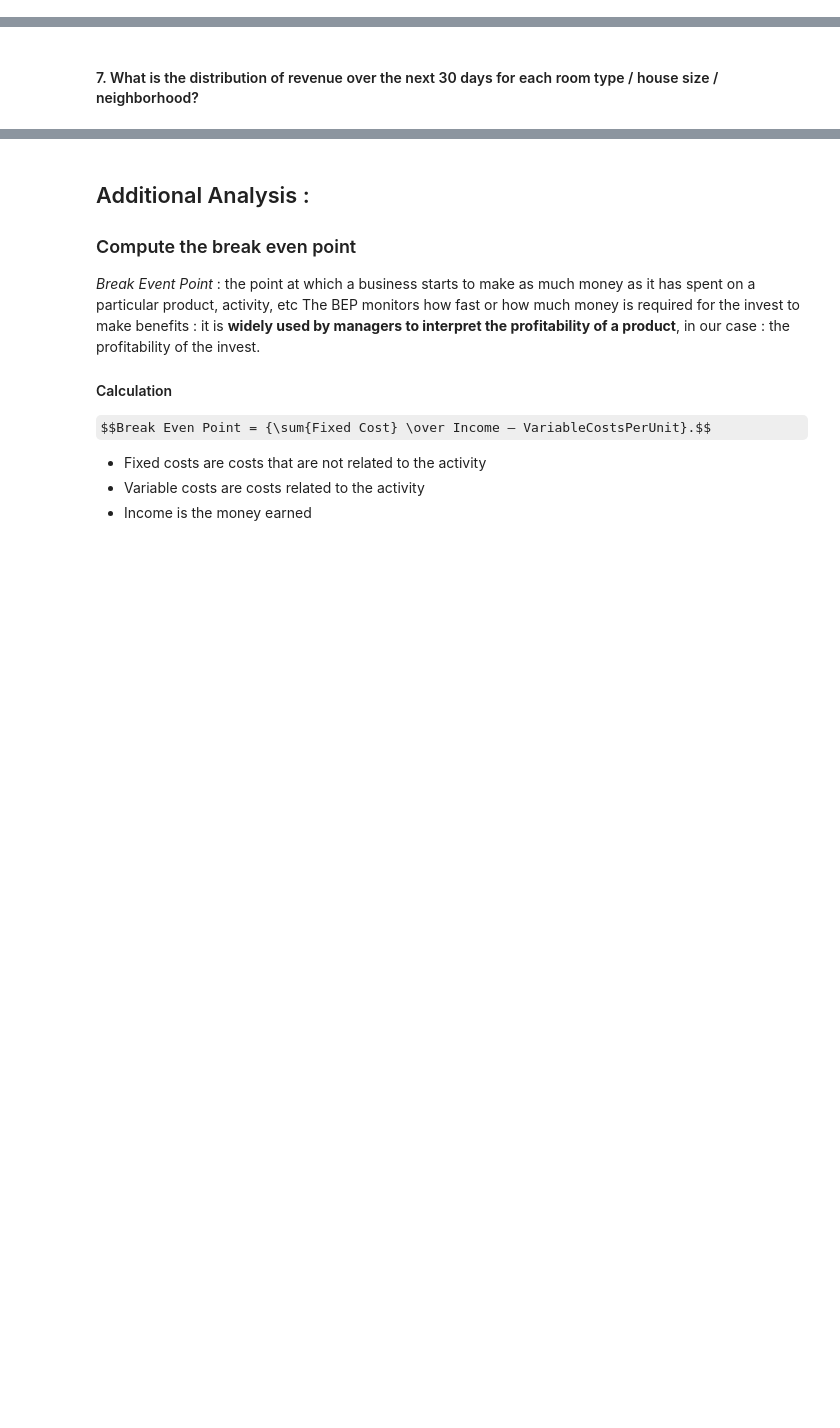
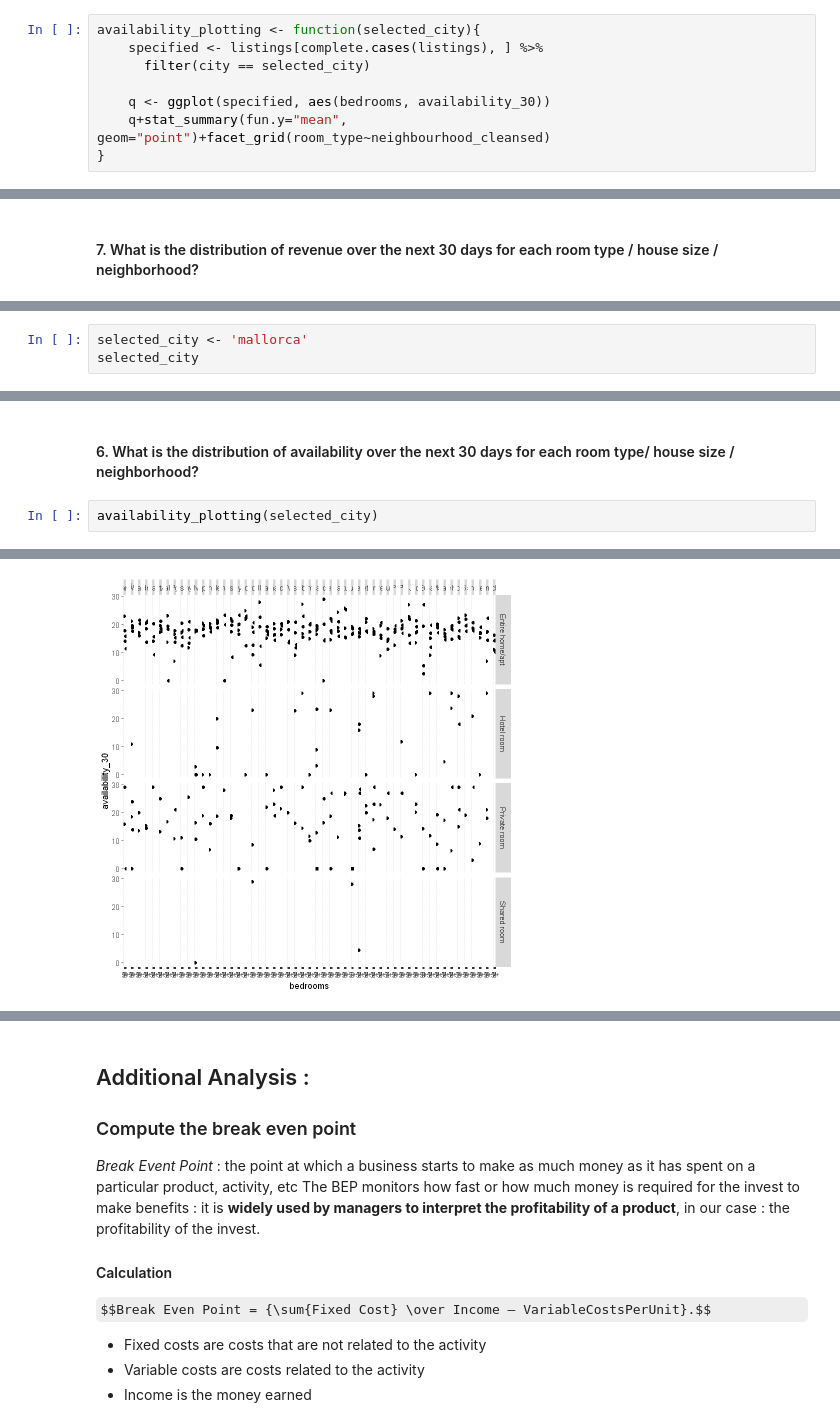
Before and after one commit to Ducrioma/Data-Analytics-Projects, a Jupyter notebook: Airbnb Data Analysis.ipynb, the cells around one changed output, grey strips where cells are left out. Saved outputs shown, nothing was run; the diff lists cells and outputs as text; some formulas as TeX source; blank space fills up the shorter version.

Commit message:
3 city

```diff
--- a/Airbnb Data Analysis.ipynb
+++ b/Airbnb Data Analysis.ipynb
@@ -358,0 +423,8 @@ Warning message:
+# %%
+availability_plotting <- function(selected_city){
+    specified <- listings[complete.cases(listings), ] %>%
+      filter(city == selected_city)
+
+    q <- ggplot(specified, aes(bedrooms, availability_30))
+    q+stat_summary(fun.y="mean", geom="point")+facet_grid(room_type~neighbourhood_cleansed)
+}
@@ -516,0 +564,3 @@ Warning message:
+# %%
+selected_city <- 'mallorca'
+selected_city
@@ -516,0 +671,5 @@ Warning message:
+# %% [markdown]
+#### 6. What is the distribution of availability over the next 30 days for each room type/ house size / neighborhood?
+# %%
+availability_plotting(selected_city)
+# %% [output]
@@ -516,0 +678 @@ Warning message:
+[figure, added]
```
Also changed, not shown: parts of 60 cells of this notebook.
